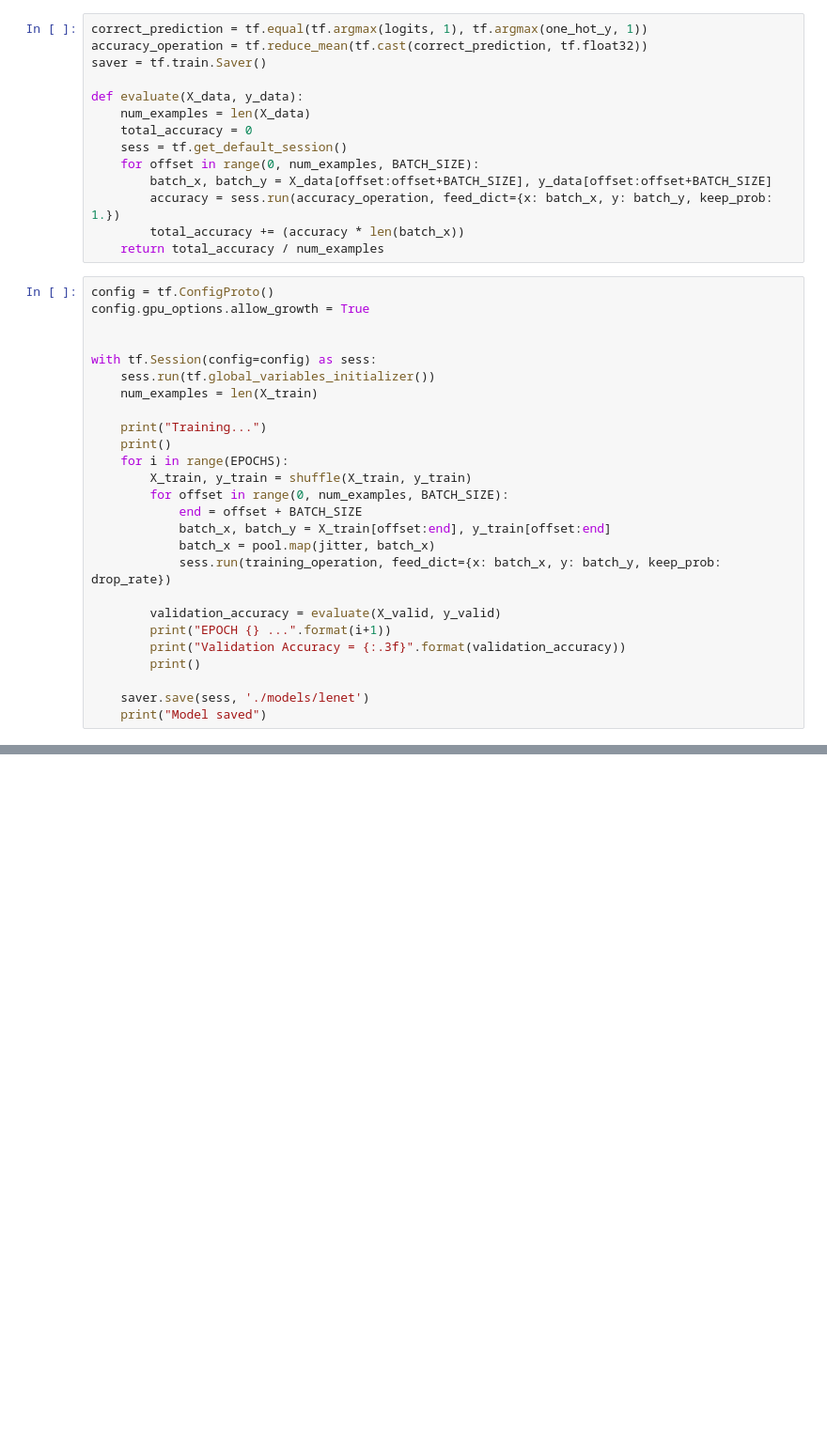
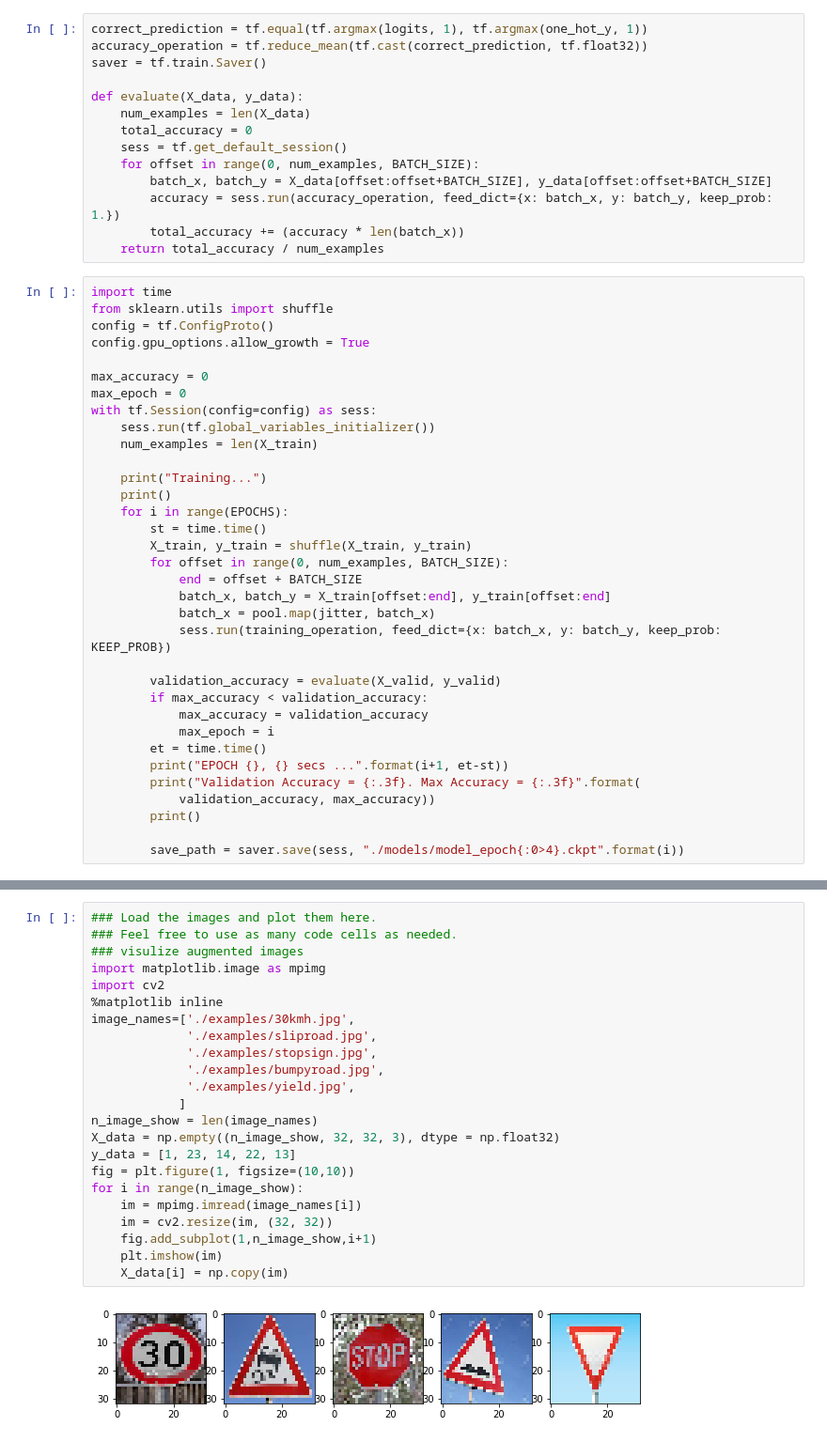
Before and after one commit to peiyong86/CarND-Traffic-Sign-Classifier-Project, a Jupyter notebook: Traffic_Sign_Classifier.ipynb, the cells around one changed output, grey strips where cells are left out. Shown at 94% size. Cells and saved outputs as stored; diff of their text form; blank space fills up the shorter version.

```diff
--- a/Traffic_Sign_Classifier.ipynb
+++ b/Traffic_Sign_Classifier.ipynb
@@ -321,10 +323,13 @@ def evaluate(X_data, y_data):
         total_accuracy += (accuracy * len(batch_x))
     return total_accuracy / num_examples
 # %%
+import time
+from sklearn.utils import shuffle
 config = tf.ConfigProto()
 config.gpu_options.allow_growth = True
 
-
+max_accuracy = 0
+max_epoch = 0
 with tf.Session(config=config) as sess:
     sess.run(tf.global_variables_initializer())
     num_examples = len(X_train)
@@ -332,19 +337,24 @@ with tf.Session(config=config) as sess:
     print("Training...")
     print()
     for i in range(EPOCHS):
+        st = time.time()
         X_train, y_train = shuffle(X_train, y_train)
         for offset in range(0, num_examples, BATCH_SIZE):
             end = offset + BATCH_SIZE
             batch_x, batch_y = X_train[offset:end], y_train[offset:end]
             batch_x = pool.map(jitter, batch_x)
-            sess.run(training_operation, feed_dict={x: batch_x, y: batch_y, keep_prob: drop_rate})
+            sess.run(training_operation, feed_dict={x: batch_x, y: batch_y, keep_prob: KEEP_PROB})
 
         validation_accuracy = evaluate(X_valid, y_valid)
-        print("EPOCH {} ...".format(i+1))
-        print("Validation Accuracy = {:.3f}".format(validation_accuracy))
+        if max_accuracy < validation_accuracy:
+            max_accuracy = validation_accuracy
+            max_epoch = i
+        et = time.time()
+        print("EPOCH {}, {} secs ...".format(i+1, et-st))
+        print("Validation Accuracy = {:.3f}. Max Accuracy = {:.3f}".format(
+            validation_accuracy, max_accuracy))
         print()
 
-    saver.save(sess, './models/lenet')
-    print("Model saved")
+        save_path = saver.save(sess, "./models/model_epoch{:0>4}.ckpt".format(i))
 # %% [output]
 Training...
@@ -367,0 +404,25 @@ Model saved
+# %%
+### Load the images and plot them here.
+### Feel free to use as many code cells as needed.
+### visulize augmented images
+import matplotlib.image as mpimg
+import cv2
+%matplotlib inline
+image_names=['./examples/30kmh.jpg',
+             './examples/sliproad.jpg',
+             './examples/stopsign.jpg',
+             './examples/bumpyroad.jpg',
+             './examples/yield.jpg',
+            ]
+n_image_show = len(image_names)
+X_data = np.empty((n_image_show, 32, 32, 3), dtype = np.float32)
+y_data = [1, 23, 14, 22, 13]
+fig = plt.figure(1, figsize=(10,10))
+for i in range(n_image_show):
+    im = mpimg.imread(image_names[i])
+    im = cv2.resize(im, (32, 32))
+    fig.add_subplot(1,n_image_show,i+1)
+    plt.imshow(im)
+    X_data[i] = np.copy(im)
+# %% [output]
+[figure, added]
```
Also changed, not shown: parts of 25 cells of this notebook, 11 other files.
